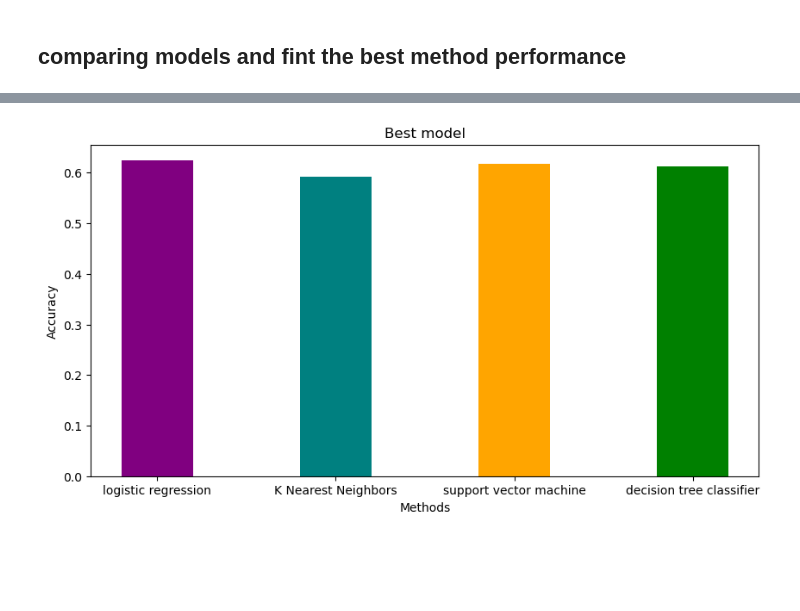
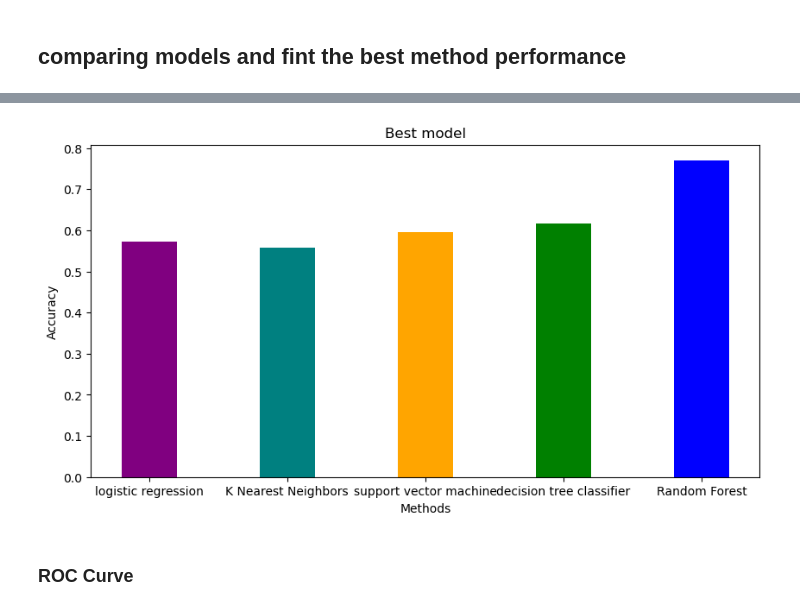
Before and after one commit to ilish65/Pathrise_project, a Jupyter notebook: pathrise.ipynb, the cells around one changed output, grey strips where cells are left out. Cells and saved outputs as stored; diff of their text form; code cells hidden in the pictures; blank space fills up the shorter version.

Commit message:
random forest model added

```diff
--- a/pathrise.ipynb
+++ b/pathrise.ipynb
@@ -538,5 +636,5 @@ df_categorical_to_dummies
 # %%
-df = df.drop(['primary_track','employment_status ', 'highest_level_of_education', 'length_of_job_search','biggest_challenge_in_search','professional_experience','gender','race'] , axis=1)
+df = df.drop(['primary_track','employment_status ', 'highest_level_of_education', 'length_of_job_search','biggest_challenge_in_search','professional_experience','gender','race','work_authorization_status'] , axis=1)
 # %%
 df = pd.concat([df,df_categorical_to_dummies], axis=1)
 # %%
@@ -653,7 +762,7 @@ def plot_confusion_matrix(y,y_predict):
 ## Logistic Regression
 # %%
 lr=LogisticRegression()
-parameters ={"C":[0.01,0.1,1],'penalty':['l2'], 'solver':['lbfgs']}
-lr_cv = GridSearchCV(lr, parameters,cv=4)
+parameters ={"C":[0.01,0.1,1]}
+lr_cv = GridSearchCV(lr, parameters,cv=10)
 lr_cv.fit(X_train, Y_train)
 # %% [output]
@@ -882,0 +993,7 @@ weighted avg       0.58      0.61      0.56       764
+# %%
+rf = RandomForestClassifier()
+parameters = {'min_samples_leaf': [1, 2, 4],
+     'min_samples_split': [2, 5, 10],  'n_estimators': [10,20,30] }
+
+rf_cv = GridSearchCV(rf, parameters)
+rf_cv.fit(X_train, Y_train)
@@ -882,0 +1011,4 @@ weighted avg       0.58      0.61      0.56       764
+# %%
+accu.append(rf_cv.score(X_test,Y_test))
+methods.append('Random Forest')
+rf_cv.score(X_test,Y_test)
@@ -891,13 +1042,15 @@ print(accu)
 # %%
 fig = plt.figure(figsize=(10,5))
 
-colors = ['purple', 'teal', 'orange', 'green']
+colors = ['purple', 'teal', 'orange', 'green', 'blue']
 
 plt.bar(methods, accu, color=colors,  width=0.4)
 
 plt.xlabel("Methods")
 plt.ylabel("Accuracy")
 plt.title("Best model")
 plt.show()
 # %% [output]
-[figure, old version]
+[figure, new version]
+# %% [markdown]
+### ROC Curve
```
Also changed, not shown: parts of 107 cells of this notebook.
